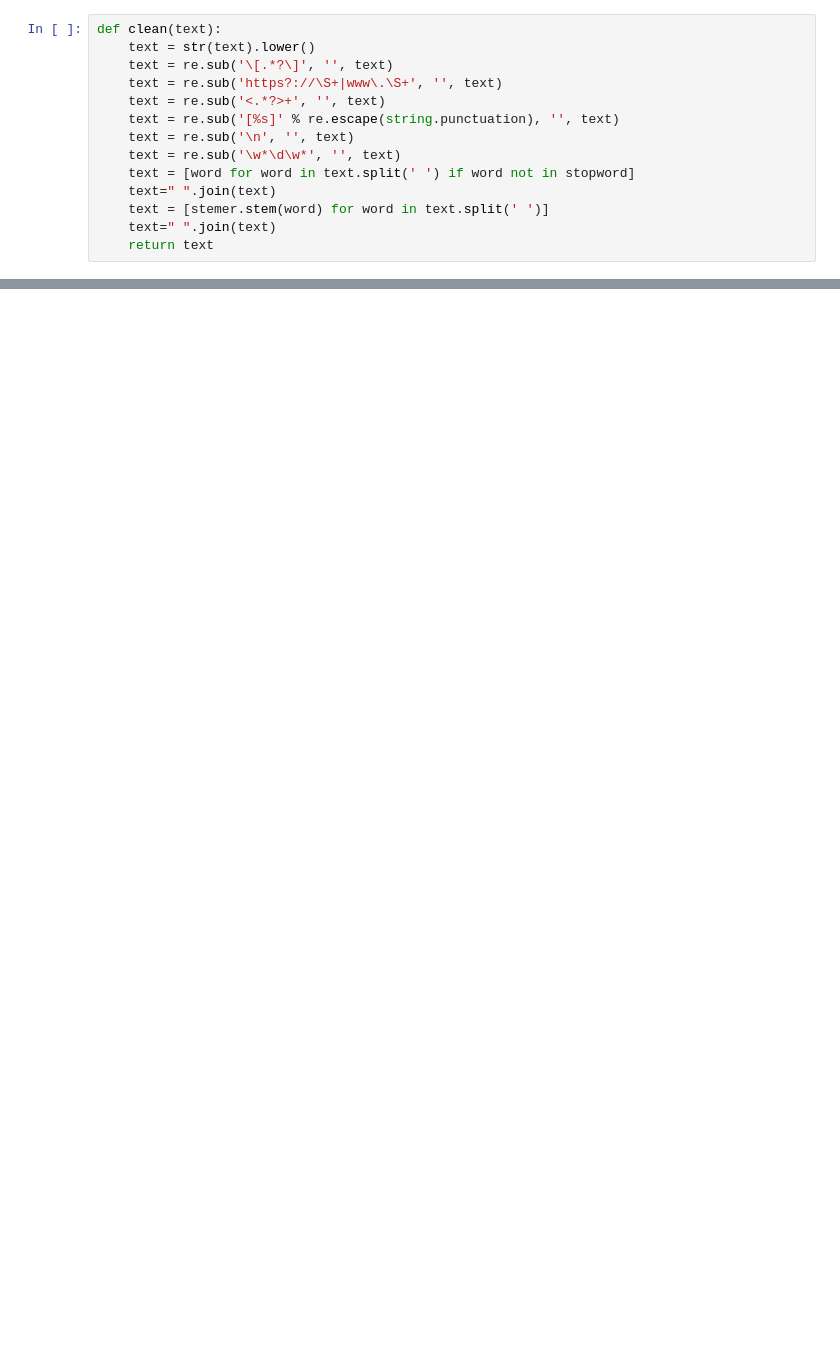
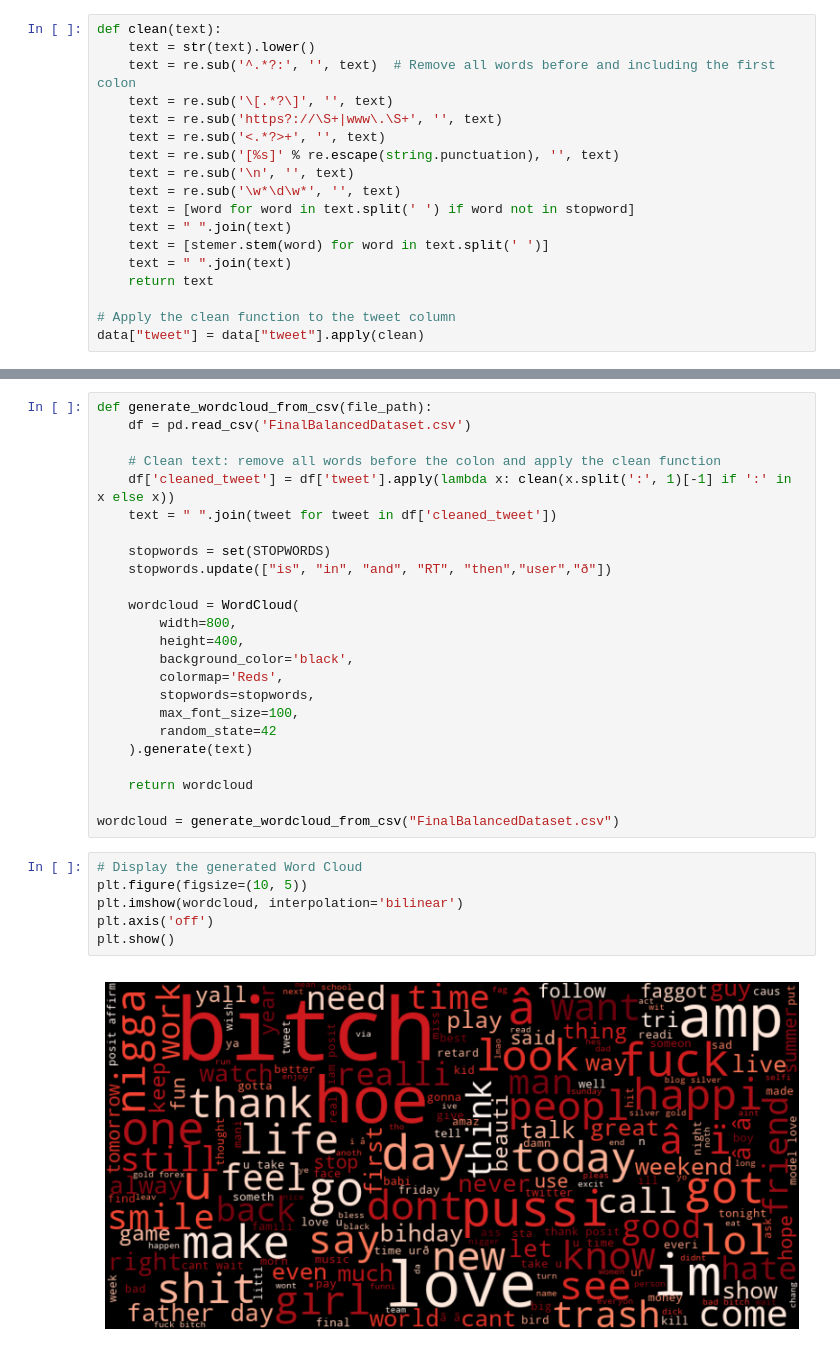
Before and after one commit to kingeonzon/Hate-Speech-Detection-main, a Jupyter notebook: HateDetection.ipynb, the cells around one changed output, grey strips where cells are left out. Saved outputs shown, nothing was run; the diff lists cells and outputs as text; blank space fills up the shorter version.

```diff
--- a/HateDetection.ipynb
+++ b/HateDetection.ipynb
@@ -62,6 +59,7 @@ data
 # %%
 def clean(text):
     text = str(text).lower()
+    text = re.sub('^.*?:', '', text)  # Remove all words before and including the first colon
     text = re.sub('\[.*?\]', '', text)
     text = re.sub('https?://\S+|www\.\S+', '', text)
     text = re.sub('<.*?>+', '', text)
@@ -69,7 +67,10 @@ def clean(text):
     text = re.sub('\n', '', text)
     text = re.sub('\w*\d\w*', '', text)
     text = [word for word in text.split(' ') if word not in stopword]
-    text=" ".join(text)
+    text = " ".join(text)
     text = [stemer.stem(word) for word in text.split(' ')]
-    text=" ".join(text)
+    text = " ".join(text)
     return text
+
+# Apply the clean function to the tweet column
+data["tweet"] = data["tweet"].apply(clean)
@@ -107 +104,33 @@ pickle.dump(model, open("hate_speech_model.pkl", 'wb'))
 pickle.dump(cv, open("cv.pkl", 'wb'))
+# %%
+def generate_wordcloud_from_csv(file_path):
+    df = pd.read_csv('FinalBalancedDataset.csv')
+
+    # Clean text: remove all words before the colon and apply the clean function
+    df['cleaned_tweet'] = df['tweet'].apply(lambda x: clean(x.split(':', 1)[-1] if ':' in x else x))
+    text = " ".join(tweet for tweet in df['cleaned_tweet'])
+
+    stopwords = set(STOPWORDS)
+    stopwords.update(["is", "in", "and", "RT", "then","user","ð"])
+
+    wordcloud = WordCloud(
+        width=800,
+        height=400,
+        background_color='black',
+        colormap='Reds',
+        stopwords=stopwords,
+        max_font_size=100,
+        random_state=42
+    ).generate(text)
+
+    return wordcloud
+
+wordcloud = generate_wordcloud_from_csv("FinalBalancedDataset.csv")
+# %%
+# Display the generated Word Cloud
+plt.figure(figsize=(10, 5))
+plt.imshow(wordcloud, interpolation='bilinear')
+plt.axis('off')
+plt.show()
+# %% [output]
+[figure, added]
```
Also changed, not shown: parts of 13 cells of this notebook, 18 other files.
